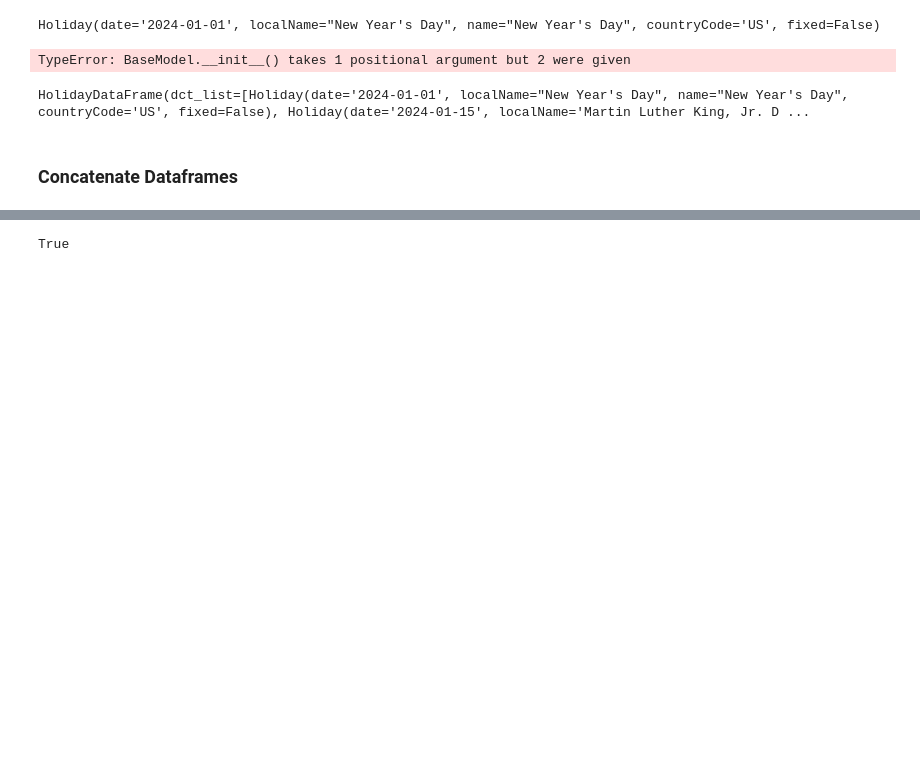
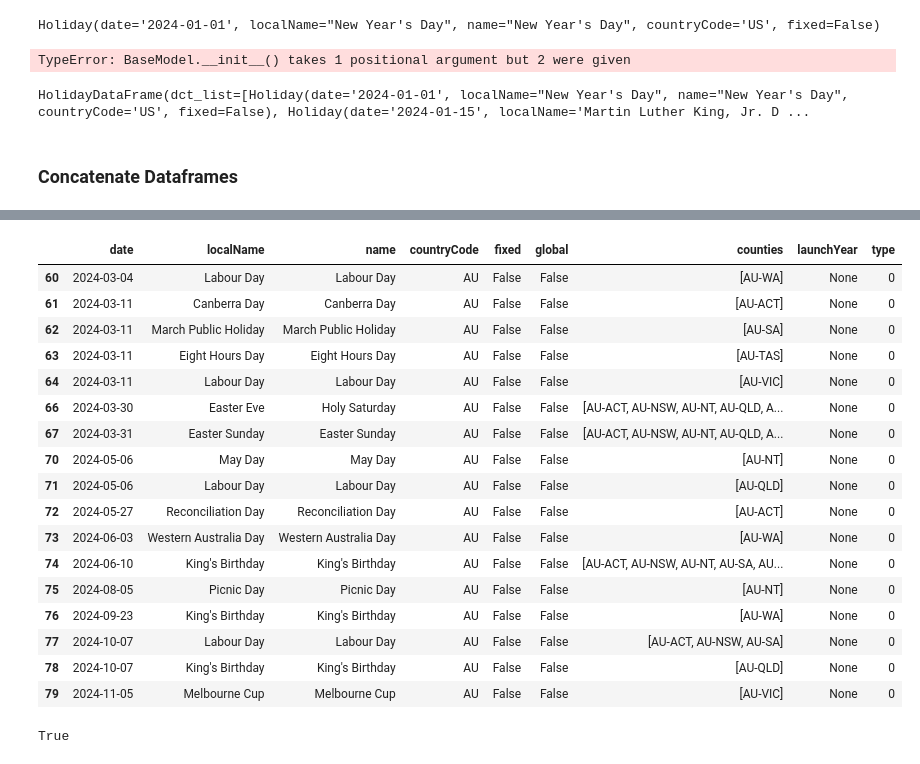
Before and after one commit to yukikongju/Miscellaneous-Projects, a Jupyter notebook: PydanticExploration/exploration.ipynb, the cells around one changed output, grey strips where cells are left out. Drawn from its saved outputs; the diff is of its cells as text; code cells hidden in the pictures; blank space fills up the shorter version.

Commit message:
added filtering functional programming function

```diff
--- a/PydanticExploration/exploration.ipynb
+++ b/PydanticExploration/exploration.ipynb
@@ -222,5 +230,8 @@ def concat_dataframes(df1: pd.DataFrame, df2: pd.DataFrame, dataframe_class: Typ
 
     assert is_df1_valid, f"df1 is not an instance of {dataframe_class.__name__}"
     assert is_df2_valid, f"df2 is not an instance of {dataframe_class.__name__}"
+
+    return pd.concat([df1, df2], ignore_index=True)
 # %%
-countries = ['US', 'CA', 'UK', 'AU']
+years = ['2024']
+countries = ['US', 'CA', 'GB', 'AU', 'CN']
@@ -229,0 +238,6 @@ countries = ['US', 'CA', 'UK', 'AU']
+# %%
+dfs = pd.DataFrame([])
+for year in years:
+    for country in countries:
+        df = get_holiday_calendar(year=year, country=country)
+        dfs = concat_dataframes(dfs, df, Holiday)
@@ -230 +278,28 @@ countries = ['US', 'CA', 'UK', 'AU']
+# %%
+def filter_by_column_exact_value(df: pd.DataFrame, value: str | int | bool, column_name: str): # value: int, str, date
+    assert column_name in df.columns, f"{column_name} not in dataframe"
+
+    mask = df[column_name] == value
+    return df[mask]
+# %%
+filter_by_column_exact_value(filter_by_column_exact_value(dfs, 'AU', 'countryCode'), False, 'global')
+# %% [output]
+|  | date | localName | name | countryCode | fixed | global | counties | launchYear | type |
+| 60 | 2024-03-04 | Labour Day | Labour Day | AU | False | False | [AU-WA] | None | 0 |
+| 61 | 2024-03-11 | Canberra Day | Canberra Day | AU | False | False | [AU-ACT] | None | 0 |
+| 62 | 2024-03-11 | March Public Holiday | March Public Holiday | AU | False | False | [AU-SA] | None | 0 |
+| 63 | 2024-03-11 | Eight Hours Day | Eight Hours Day | AU | False | False | [AU-TAS] | None | 0 |
+| 64 | 2024-03-11 | Labour Day | Labour Day | AU | False | False | [AU-VIC] | None | 0 |
+| 66 | 2024-03-30 | Easter Eve | Holy Saturday | AU | False | False | [AU-ACT, AU-NSW, AU-NT, AU-QLD, A... | None | 0 |
+| 67 | 2024-03-31 | Easter Sunday | Easter Sunday | AU | False | False | [AU-ACT, AU-NSW, AU-NT, AU-QLD, A... | None | 0 |
+| 70 | 2024-05-06 | May Day | May Day | AU | False | False | [AU-NT] | None | 0 |
+| 71 | 2024-05-06 | Labour Day | Labour Day | AU | False | False | [AU-QLD] | None | 0 |
+| 72 | 2024-05-27 | Reconciliation Day | Reconciliation Day | AU | False | False | [AU-ACT] | None | 0 |
+| 73 | 2024-06-03 | Western Australia Day | Western Australia Day | AU | False | False | [AU-WA] | None | 0 |
+| 74 | 2024-06-10 | King's Birthday | King's Birthday | AU | False | False | [AU-ACT, AU-NSW, AU-NT, AU-SA, AU... | None | 0 |
+| 75 | 2024-08-05 | Picnic Day | Picnic Day | AU | False | False | [AU-NT] | None | 0 |
+| 76 | 2024-09-23 | King's Birthday | King's Birthday | AU | False | False | [AU-WA] | None | 0 |
+| 77 | 2024-10-07 | Labour Day | Labour Day | AU | False | False | [AU-ACT, AU-NSW, AU-SA] | None | 0 |
+| 78 | 2024-10-07 | King's Birthday | King's Birthday | AU | False | False | [AU-QLD] | None | 0 |
+| 79 | 2024-11-05 | Melbourne Cup | Melbourne Cup | AU | False | False | [AU-VIC] | None | 0 |
 # %%
```
Also changed, not shown: parts of 8 cells of this notebook.
